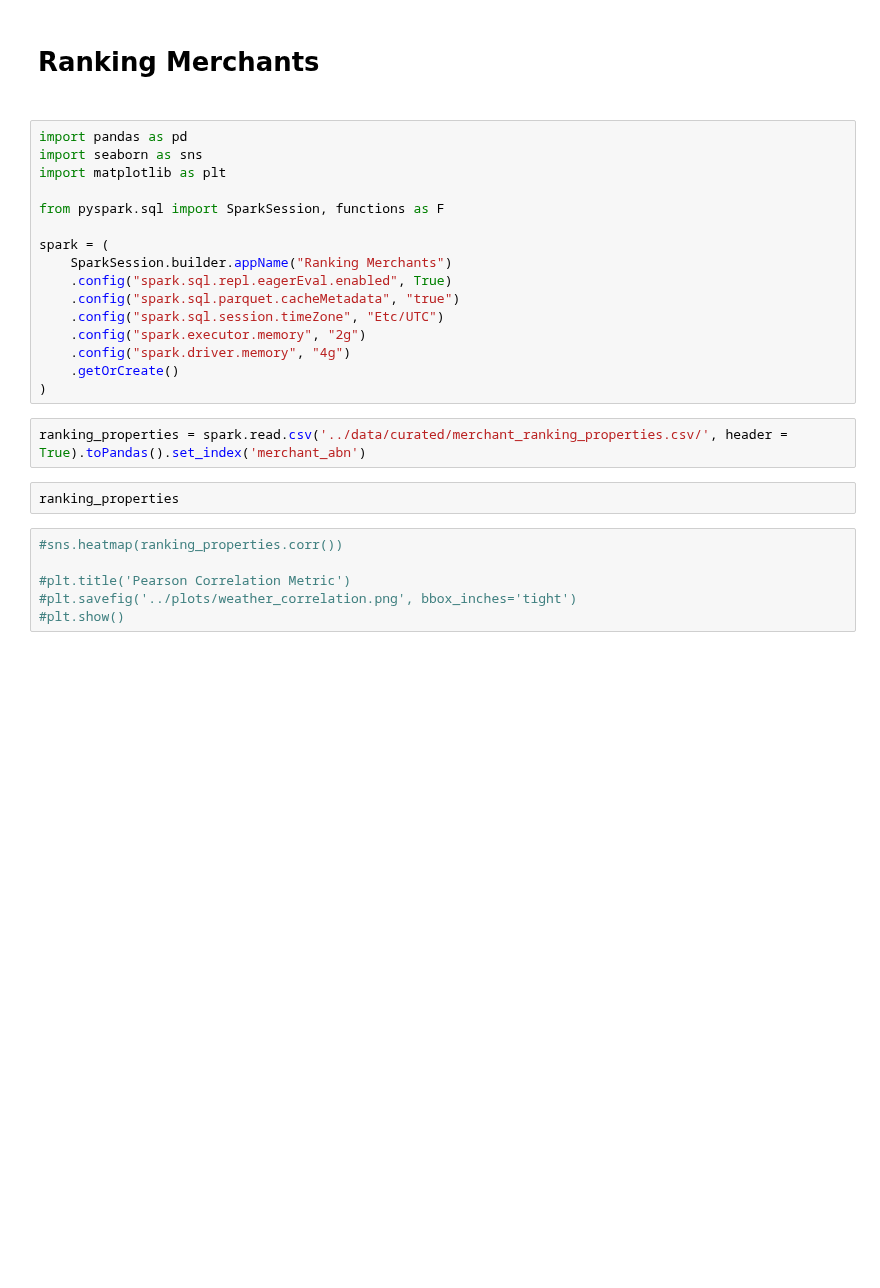
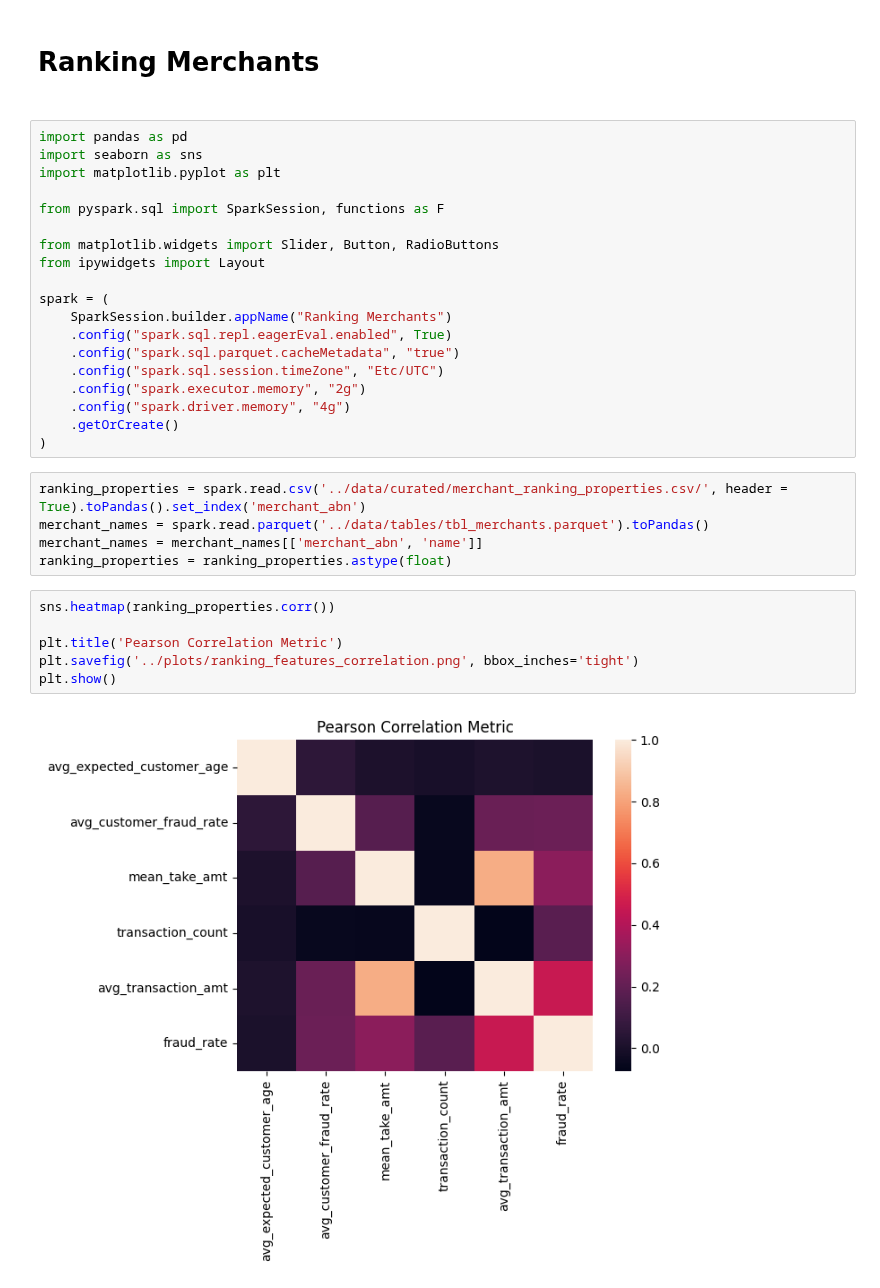
Before and after one commit to MAST30034-Applied-Data-Science/generic-buy-now-pay-later-project-group-5, a Jupyter notebook: notebooks/merchant_ranking_.ipynb, the cells around one changed output. Cells and saved outputs as stored; diff of their text form; blank space fills up the shorter version.

```diff
--- a/notebooks/merchant_ranking_.ipynb
+++ b/notebooks/merchant_ranking_.ipynb
@@ -3,9 +3,12 @@
 # %%
 import pandas as pd
 import seaborn as sns
-import matplotlib as plt
+import matplotlib.pyplot as plt
 
 from pyspark.sql import SparkSession, functions as F
+
+from matplotlib.widgets import Slider, Button, RadioButtons
+from ipywidgets import Layout
 
 spark = (
     SparkSession.builder.appName("Ranking Merchants")
@@ -18,11 +21,14 @@ spark = (
 )
 # %%
 ranking_properties = spark.read.csv('../data/curated/merchant_ranking_properties.csv/', header = True).toPandas().set_index('merchant_abn')
+merchant_names = spark.read.parquet('../data/tables/tbl_merchants.parquet').toPandas()
+merchant_names = merchant_names[['merchant_abn', 'name']]
+ranking_properties = ranking_properties.astype(float)
-# %%
-ranking_properties
 # %%
-#sns.heatmap(ranking_properties.corr())
+sns.heatmap(ranking_properties.corr())
 
-#plt.title('Pearson Correlation Metric')
-#plt.savefig('../plots/weather_correlation.png', bbox_inches='tight')
-#plt.show()
+plt.title('Pearson Correlation Metric')
+plt.savefig('../plots/ranking_features_correlation.png', bbox_inches='tight')
+plt.show()
+# %% [output]
+[figure, added]
```
Also changed, not shown: parts of 14 cells of this notebook.
